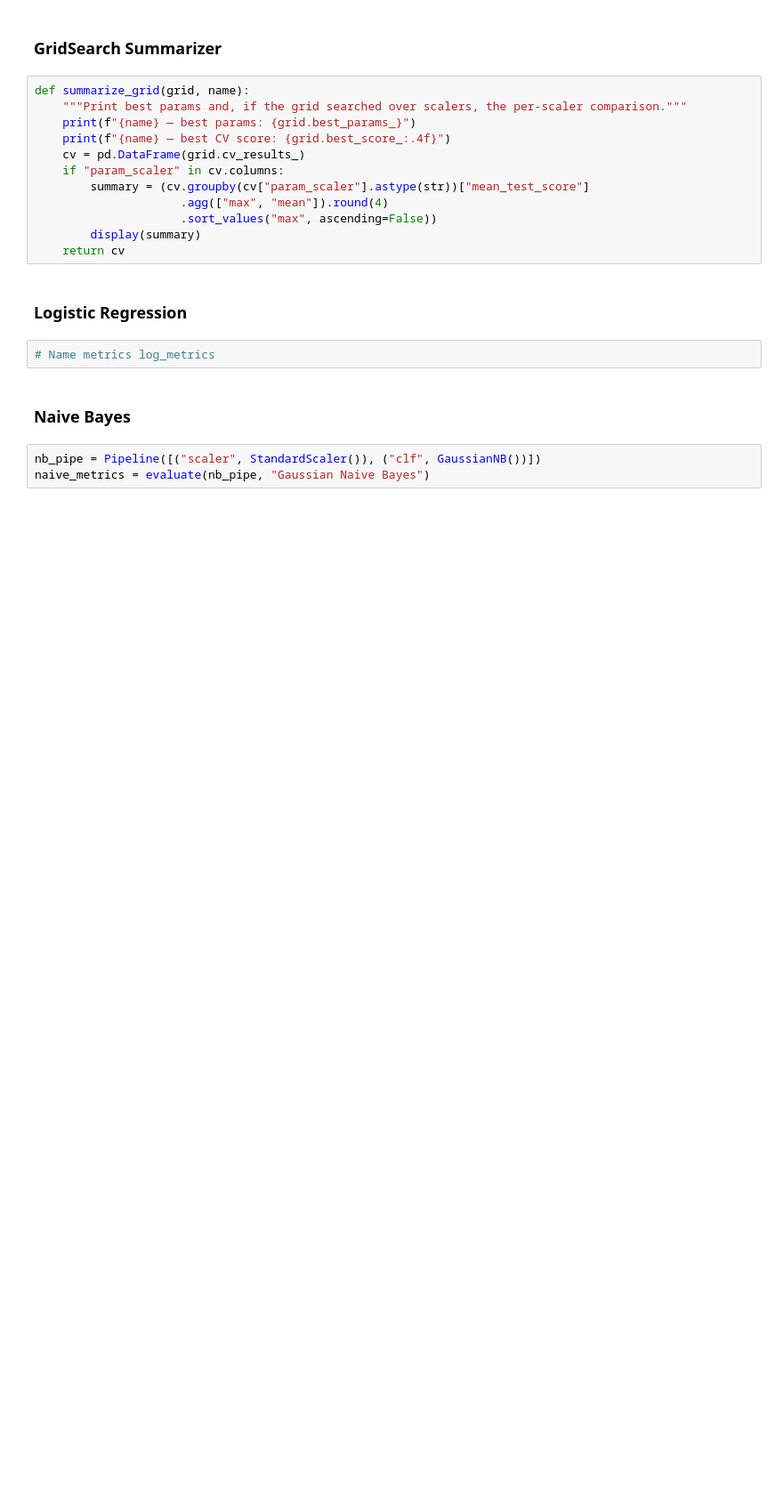
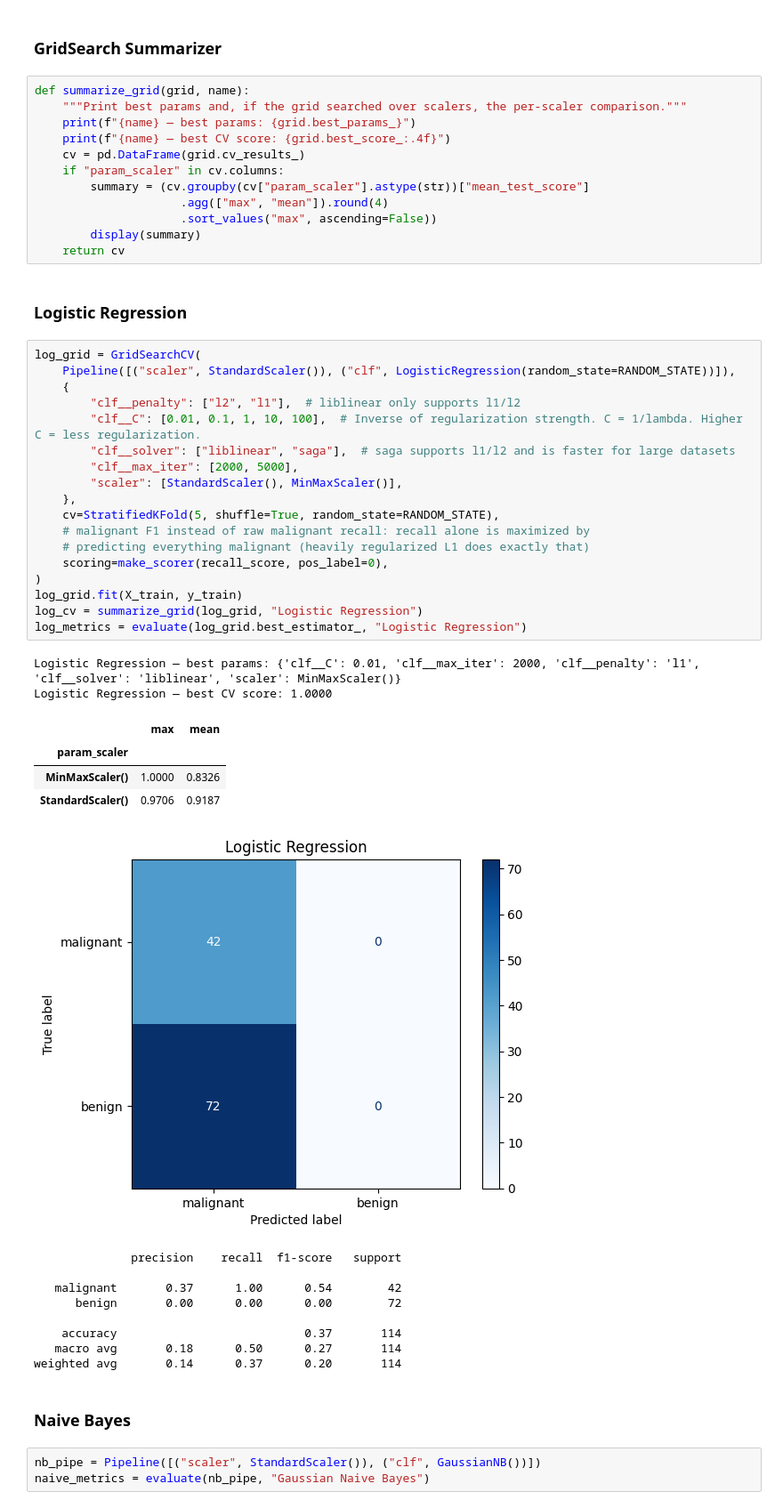
Before and after one commit to Jimmyjohn23/ML_Project1, a Jupyter notebook: main.ipynb, the cells around one changed output. Shown at 89% size. Saved outputs shown, nothing was run; the diff lists cells and outputs as text; blank space fills up the shorter version.

```diff
--- a/main.ipynb
+++ b/main.ipynb
@@ -95,7 +95,39 @@ def summarize_grid(grid, name):
 # %% [markdown]
 ### Logistic Regression
 # %%
-# Name metrics log_metrics
+log_grid = GridSearchCV(
+    Pipeline([("scaler", StandardScaler()), ("clf", LogisticRegression(random_state=RANDOM_STATE))]),
+    {
+        "clf__penalty": ["l2", "l1"],  # liblinear only supports l1/l2
+        "clf__C": [0.01, 0.1, 1, 10, 100],  # Inverse of regularization strength. C = 1/lambda. Higher C = less regularization.
+        "clf__solver": ["liblinear", "saga"],  # saga supports l1/l2 and is faster for large datasets
+        "clf__max_iter": [2000, 5000],
+        "scaler": [StandardScaler(), MinMaxScaler()],
+    },
+    cv=StratifiedKFold(5, shuffle=True, random_state=RANDOM_STATE),
+    # malignant F1 instead of raw malignant recall: recall alone is maximized by
+    # predicting everything malignant (heavily regularized L1 does exactly that)
+    scoring=make_scorer(recall_score, pos_label=0),
+)
+log_grid.fit(X_train, y_train)
+log_cv = summarize_grid(log_grid, "Logistic Regression")
+log_metrics = evaluate(log_grid.best_estimator_, "Logistic Regression")
+# %% [output]
+Logistic Regression — best params: {'clf__C': 0.01, 'clf__max_iter': 2000, 'clf__penalty': 'l1', 'clf__solver': 'liblinear', 'scaler': MinMaxScaler()}
+Logistic Regression — best CV score: 1.0000
+|  | max | mean |
+| param_scaler |  |  |
+| MinMaxScaler() | 1.0000 | 0.8326 |
+| StandardScaler() | 0.9706 | 0.9187 |
+[figure, added]
+              precision    recall  f1-score   support
+
+   malignant       0.37      1.00      0.54        42
+      benign       0.00      0.00      0.00        72
+
+    accuracy                           0.37       114
+   macro avg       0.18      0.50      0.27       114
+weighted avg       0.14      0.37      0.20       114
 # %% [markdown]
 ### Naive Bayes
 # %%
```
Also changed, not shown: parts of 1 cell of this notebook.
